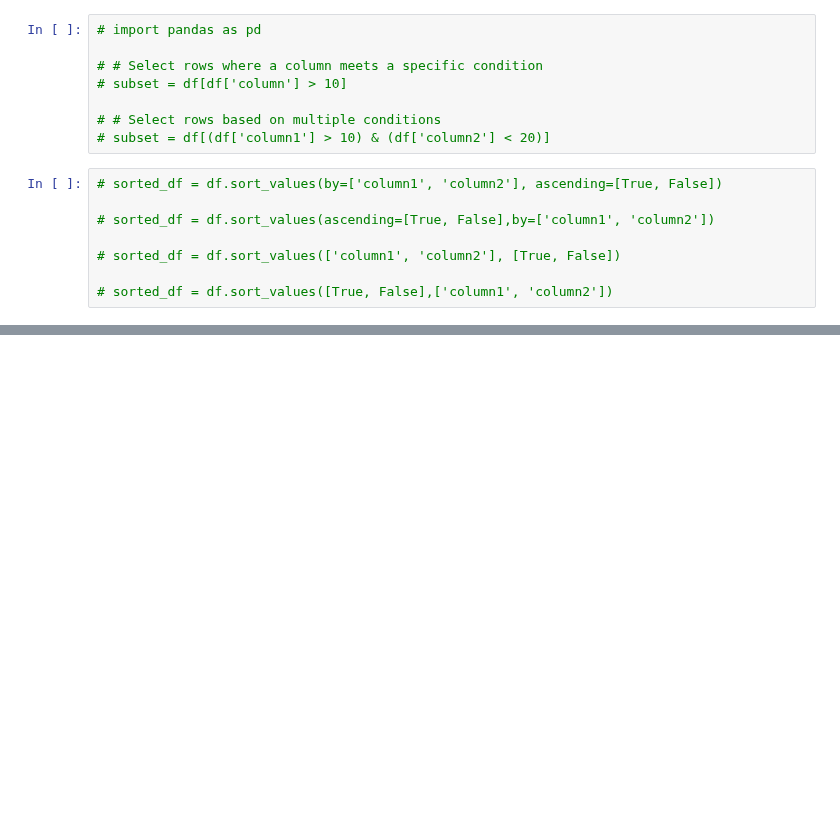
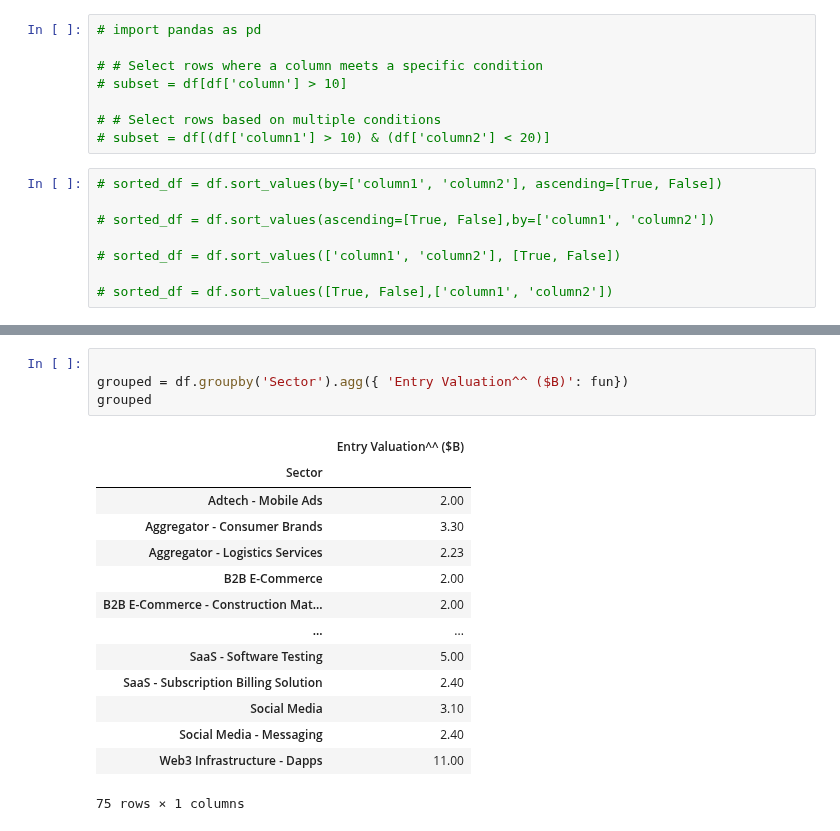
Before and after one commit to MlvPrasadOfficial/kaggle_notebooks, a Jupyter notebook: teach10pm-pandas.ipynb, the cells around one changed output, grey strips where cells are left out. Saved outputs shown, nothing was run; the diff lists cells and outputs as text; blank space fills up the shorter version.

```diff
--- a/teach10pm-pandas.ipynb
+++ b/teach10pm-pandas.ipynb
@@ -591,0 +641,19 @@ Name: No., Length: 102, dtype: bool
+# %%
+
+grouped = df.groupby('Sector').agg({ 'Entry Valuation^^ ($B)': fun})
+grouped
+# %% [output]
+|  | Entry Valuation^^ ($B) |
+| Sector |  |
+| Adtech - Mobile Ads | 2.00 |
+| Aggregator - Consumer Brands | 3.30 |
+| Aggregator - Logistics Services | 2.23 |
+| B2B E-Commerce | 2.00 |
+| B2B E-Commerce - Construction Mat... | 2.00 |
+| ... | ... |
+| SaaS - Software Testing | 5.00 |
+| SaaS - Subscription Billing Solution | 2.40 |
+| Social Media | 3.10 |
+| Social Media - Messaging | 2.40 |
+| Web3 Infrastructure - Dapps | 11.00 |
+75 rows × 1 columns
```
Also changed, not shown: parts of 8 cells of this notebook.
